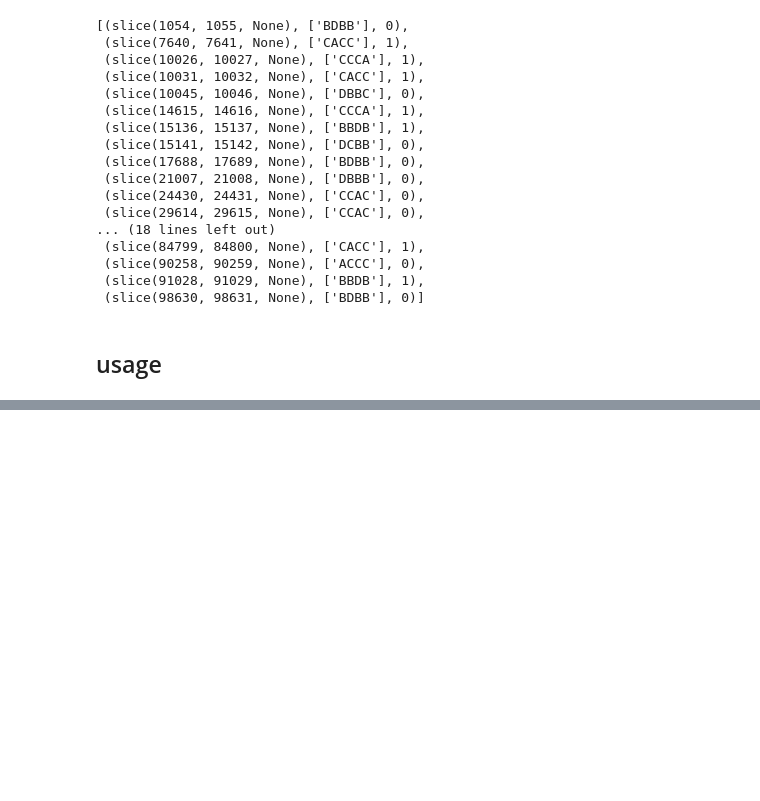
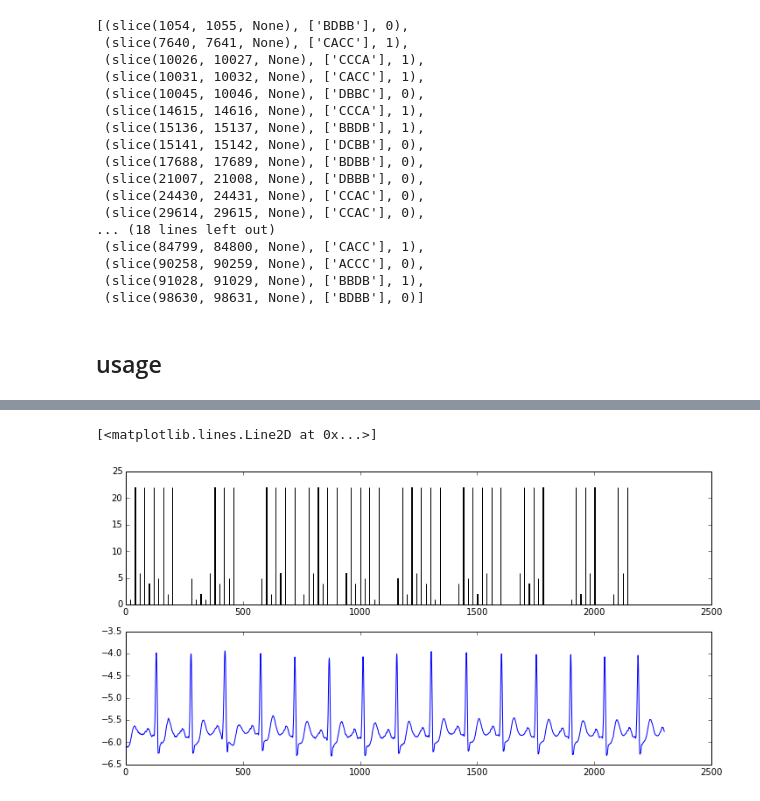
Before and after one commit to dolaameng/pysax, a Jupyter notebook: Tutorial-pyoutlier.ipynb, the cells around one changed output, grey strips where cells are left out. Cells and saved outputs as stored; diff of their text form; code cells hidden in the pictures; blank space fills up the shorter version.

```diff
--- a/Tutorial-pyoutlier.ipynb
+++ b/Tutorial-pyoutlier.ipynb
@@ -95,0 +147,8 @@ for outlier in outliers:
+# %%
+ts_density = detector.timeseries_density()
+fig, axes = plt.subplots(2, 1, figsize = (12, 6))
+axes[0].bar(*ts_density)
+axes[1].plot(range(len(ts)), ts)
+# %% [output]
+[<matplotlib.lines.Line2D at 0x...>]
+[figure, added]
```
Also changed, not shown: parts of 13 cells of this notebook, 11 other files.
